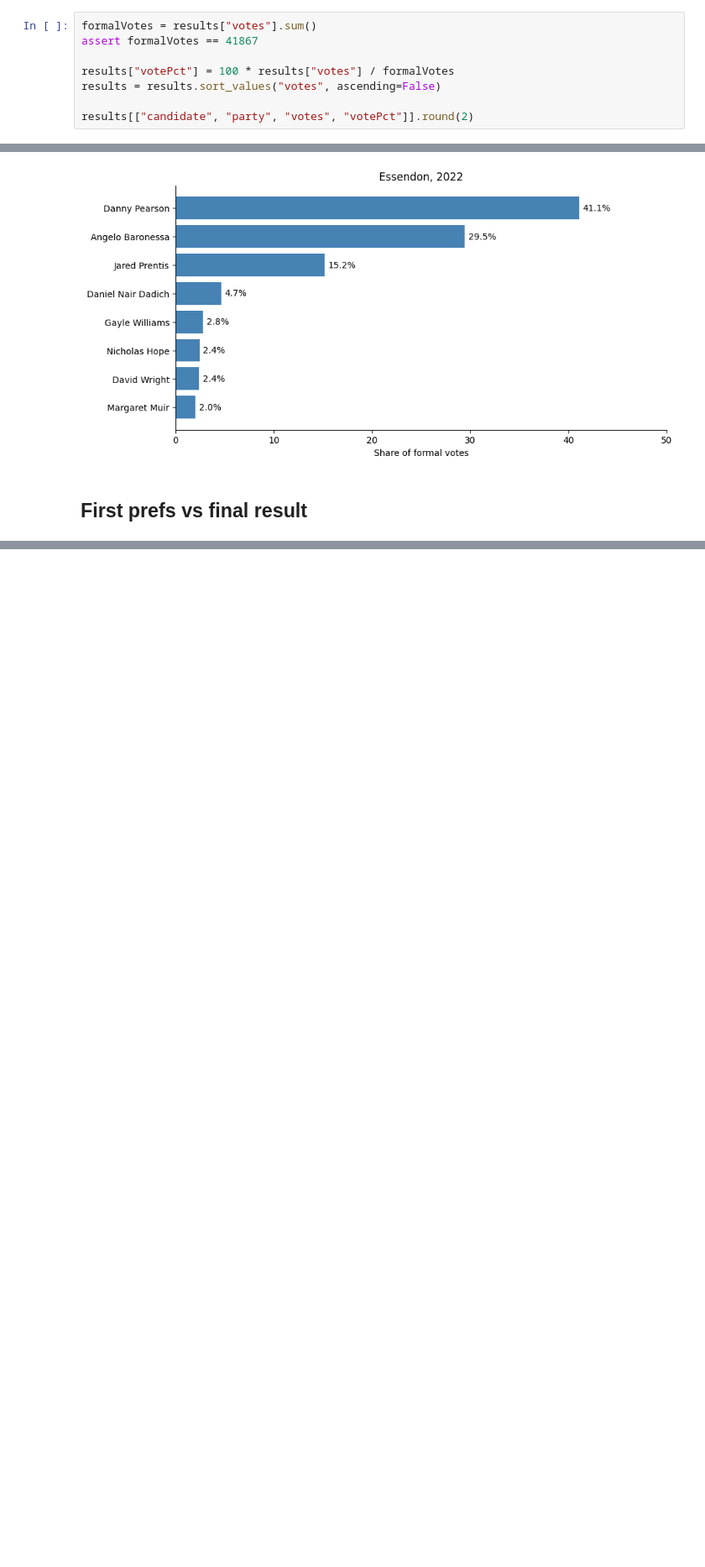
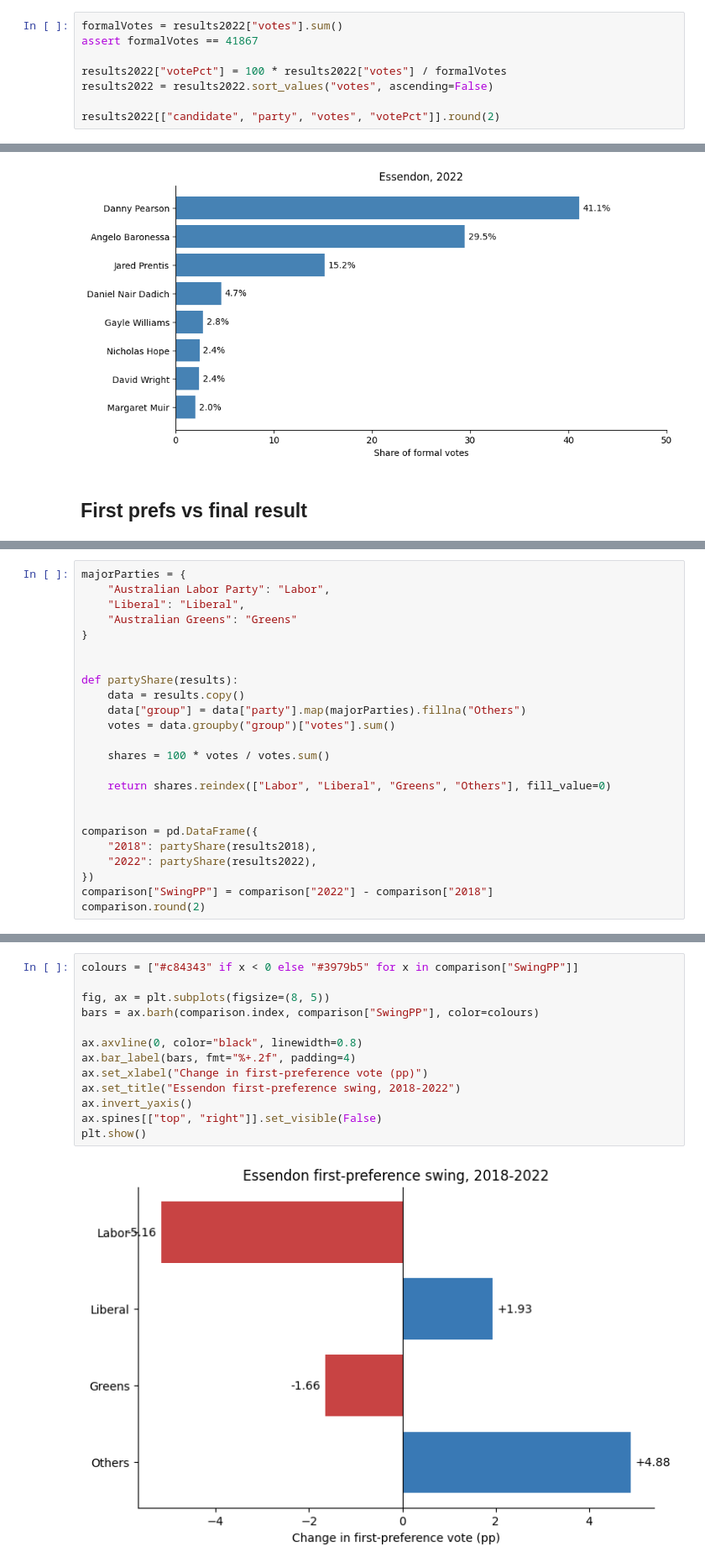
Before and after one commit to itssammurphy/VicVotes, a Jupyter notebook: notebooks/Essendon2022Analysis.ipynb, the cells around one changed output, grey strips where cells are left out. Shown at 84% size. Drawn from its saved outputs; the diff is of its cells as text; blank space fills up the shorter version.

Commit message:
Compare Essendon in 2018 and 2022

```diff
--- a/notebooks/Essendon2022Analysis.ipynb
+++ b/notebooks/Essendon2022Analysis.ipynb
@@ -14,11 +15,11 @@ results = pd.read_csv("../data/raw/Essendon2022.csv")
 # %%
-formalVotes = results["votes"].sum()
+formalVotes = results2022["votes"].sum()
 assert formalVotes == 41867
 
-results["votePct"] = 100 * results["votes"] / formalVotes
-results = results.sort_values("votes", ascending=False)
+results2022["votePct"] = 100 * results2022["votes"] / formalVotes
+results2022 = results2022.sort_values("votes", ascending=False)
 
-results[["candidate", "party", "votes", "votePct"]].round(2)
+results2022[["candidate", "party", "votes", "votePct"]].round(2)
 # %% [output]
 |  | candidate | party | votes | votePct |
 | 6 | Danny Pearson | Australian Labor Party | 17196 | 41.07 |
@@ -55,3 +56,27 @@ laborFinal = 100 * 26146 / formalVotes
 print(f"Difference: {laborFinal - laborPrimary:.2f} pp")
 # %% [output]
 Difference: 21.38 pp
+# %%
+majorParties = {
+    "Australian Labor Party": "Labor",
+    "Liberal": "Liberal",
+    "Australian Greens": "Greens"
+}
+
+
+def partyShare(results):
+    data = results.copy()
+    data["group"] = data["party"].map(majorParties).fillna("Others")
+    votes = data.groupby("group")["votes"].sum()
+
+    shares = 100 * votes / votes.sum()
+
+    return shares.reindex(["Labor", "Liberal", "Greens", "Others"], fill_value=0)
+
+
+comparison = pd.DataFrame({
+    "2018": partyShare(results2018),
+    "2022": partyShare(results2022),
+})
+comparison["SwingPP"] = comparison["2022"] - comparison["2018"]
+comparison.round(2)
@@ -57,0 +90,15 @@ Difference: 21.38 pp
+# %%
+colours = ["#c84343" if x < 0 else "#3979b5" for x in comparison["SwingPP"]]
+
+fig, ax = plt.subplots(figsize=(8, 5))
+bars = ax.barh(comparison.index, comparison["SwingPP"], color=colours)
+
+ax.axvline(0, color="black", linewidth=0.8)
+ax.bar_label(bars, fmt="%+.2f", padding=4)
+ax.set_xlabel("Change in first-preference vote (pp)")
+ax.set_title("Essendon first-preference swing, 2018-2022")
+ax.invert_yaxis()
+ax.spines[["top", "right"]].set_visible(False)
+plt.show()
+# %% [output]
+[figure, added]
```
Also changed, not shown: parts of 6 cells of this notebook, 1 other file.
